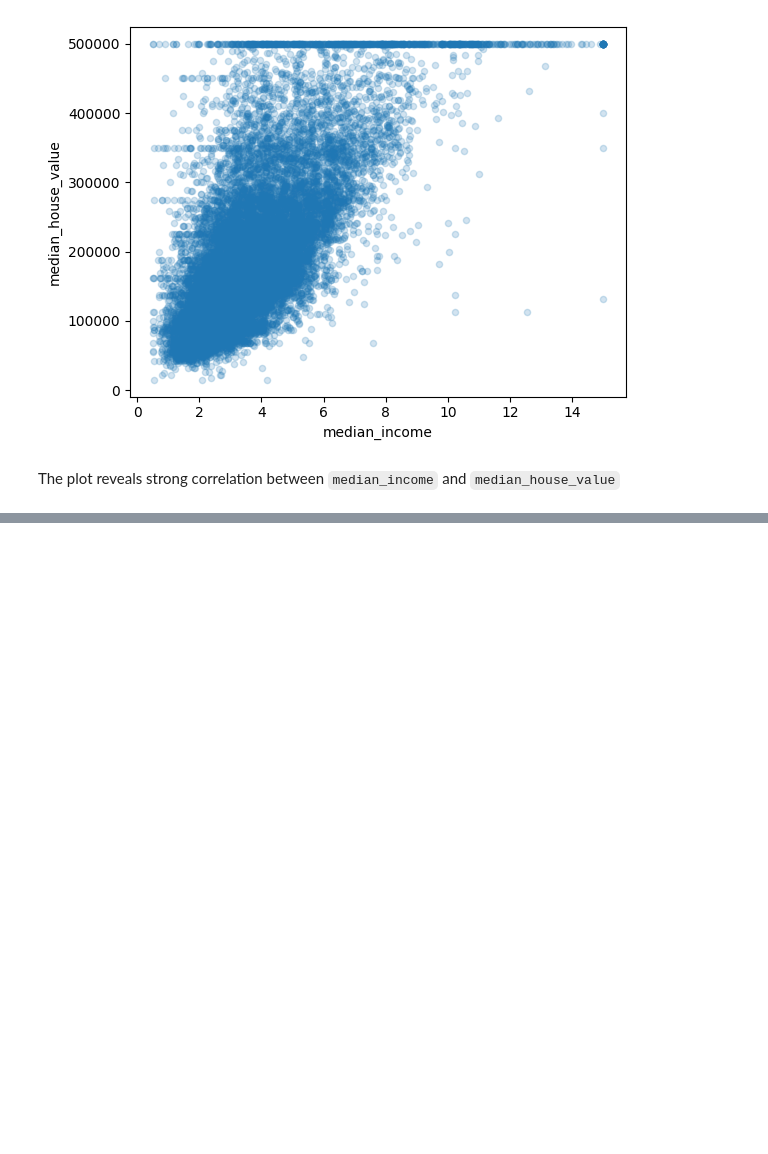
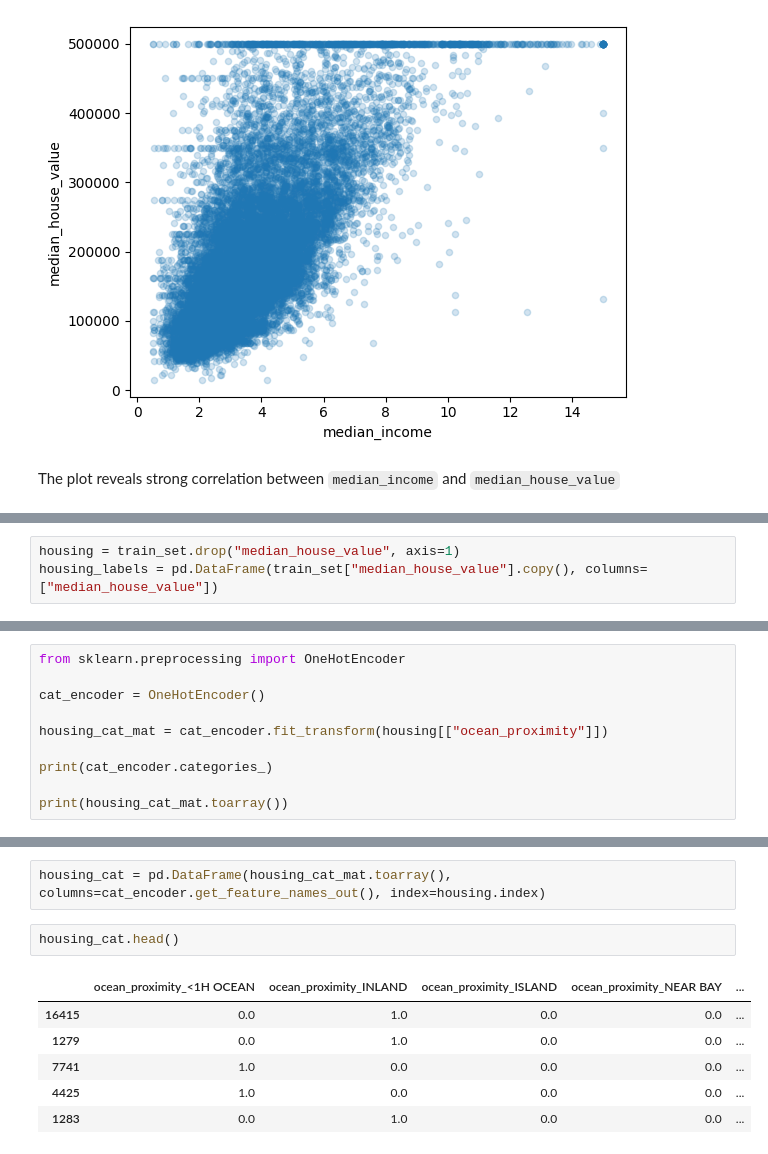
Before and after one commit to nav500/housing-price-prediction, a Jupyter notebook: house-price-prediction.ipynb, the cells around one changed output, grey strips where cells are left out. Drawn from its saved outputs; the diff is of its cells as text; blank space fills up the shorter version.

```diff
--- a/house-price-prediction.ipynb
+++ b/house-price-prediction.ipynb
@@ -214,0 +248,3 @@ The plot reveals strong correlation between `median_income` and `median_house_va
+# %%
+housing = train_set.drop("median_house_value", axis=1)
+housing_labels = pd.DataFrame(train_set["median_house_value"].copy(), columns=["median_house_value"])
@@ -214,0 +283,10 @@ The plot reveals strong correlation between `median_income` and `median_house_va
+# %%
+from sklearn.preprocessing import OneHotEncoder
+
+cat_encoder = OneHotEncoder()
+
+housing_cat_mat = cat_encoder.fit_transform(housing[["ocean_proximity"]])
+
+print(cat_encoder.categories_)
+
+print(housing_cat_mat.toarray())
@@ -214,0 +303,11 @@ The plot reveals strong correlation between `median_income` and `median_house_va
+# %%
+housing_cat = pd.DataFrame(housing_cat_mat.toarray(), columns=cat_encoder.get_feature_names_out(), index=housing.index)
+# %%
+housing_cat.head()
+# %% [output]
+|  | ocean_proximity_<1H OCEAN | ocean_proximity_INLAND | ocean_proximity_ISLAND | ocean_proximity_NEAR BAY | ... |
+| 16415 | 0.0 | 1.0 | 0.0 | 0.0 | ... |
+| 1279 | 0.0 | 1.0 | 0.0 | 0.0 | ... |
+| 7741 | 1.0 | 0.0 | 0.0 | 0.0 | ... |
+| 4425 | 1.0 | 0.0 | 0.0 | 0.0 | ... |
+| 1283 | 0.0 | 1.0 | 0.0 | 0.0 | ... |
```
Also changed, not shown: parts of 47 cells of this notebook.
